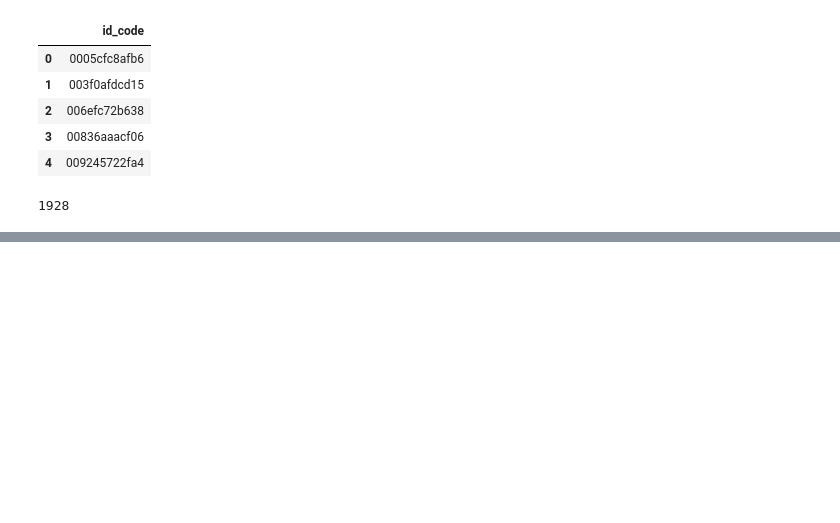
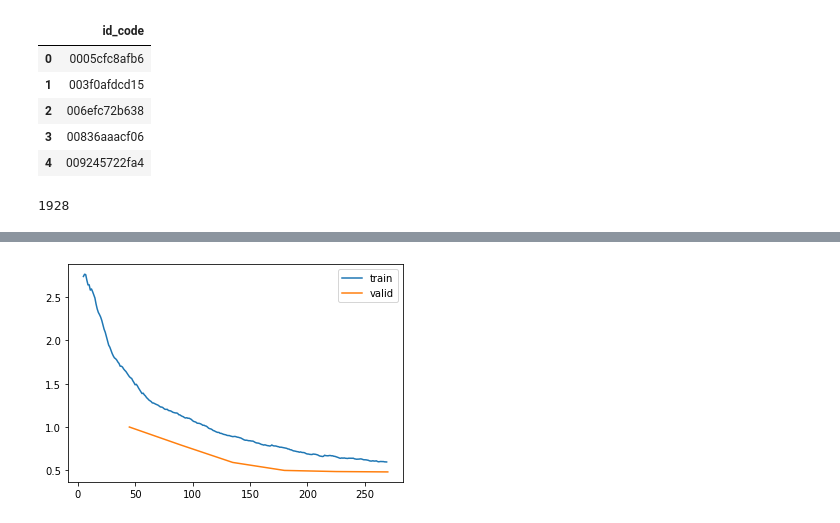
Before and after one commit to harish3110/my_fastai_notebooks, a Jupyter notebook: Vision/APTOS 2019 Blindness Detection.ipynb, the cells around one changed output, grey strips where cells are left out. Saved outputs shown, nothing was run; the diff lists cells and outputs as text; code cells hidden in the pictures; blank space fills up the shorter version.

```diff
--- a/Vision/APTOS 2019 Blindness Detection.ipynb
+++ b/Vision/APTOS 2019 Blindness Detection.ipynb
@@ -69,0 +155,2 @@ dsets.train[0]
+# %%
+learn.fit_one_cycle(6, lr_max=1e-3)
@@ -69,0 +165,4 @@ dsets.train[0]
+# %%
+learn.recorder.plot_loss()
+# %% [output]
+[figure, added]
```
Also changed, not shown: parts of 40 cells of this notebook, 1 other file.
